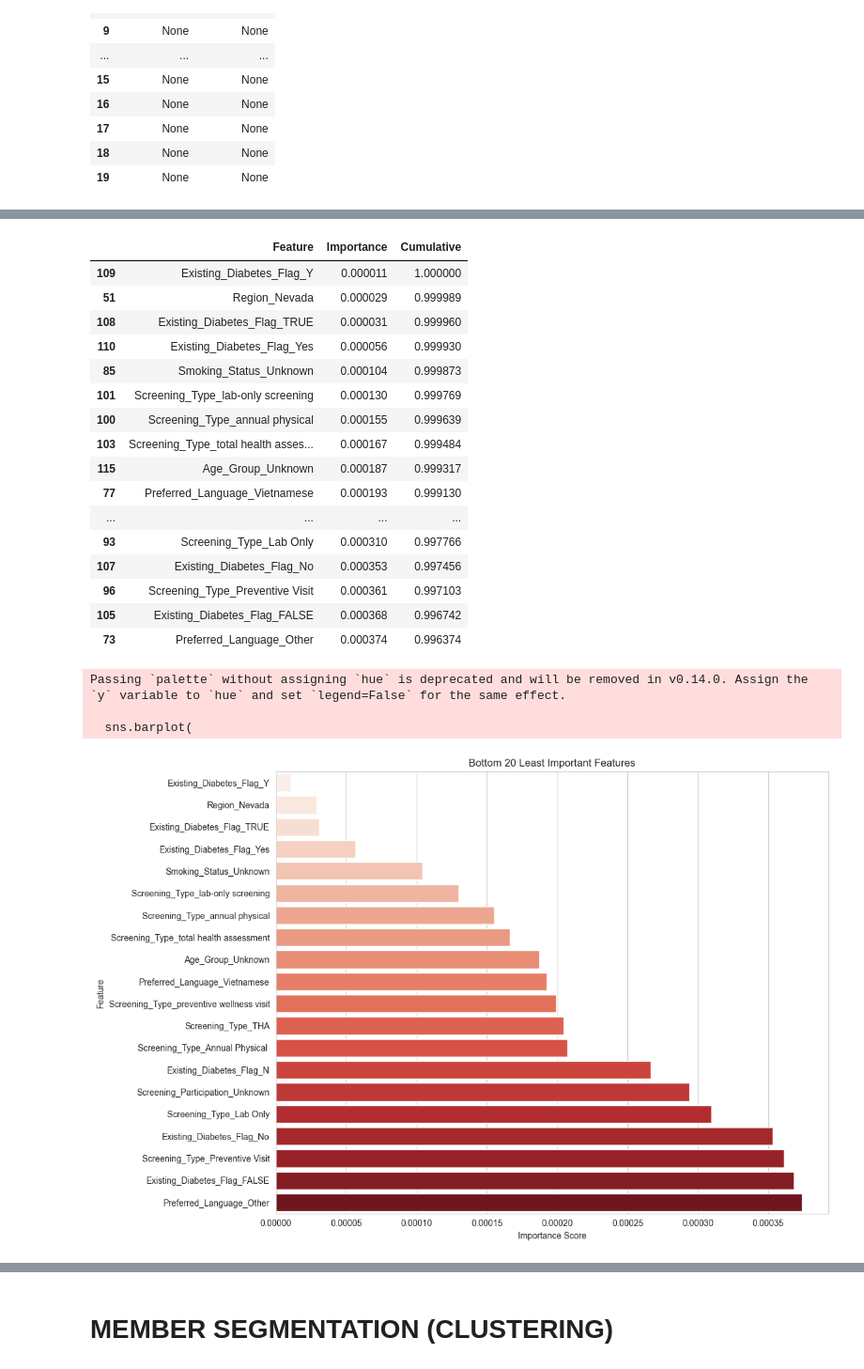
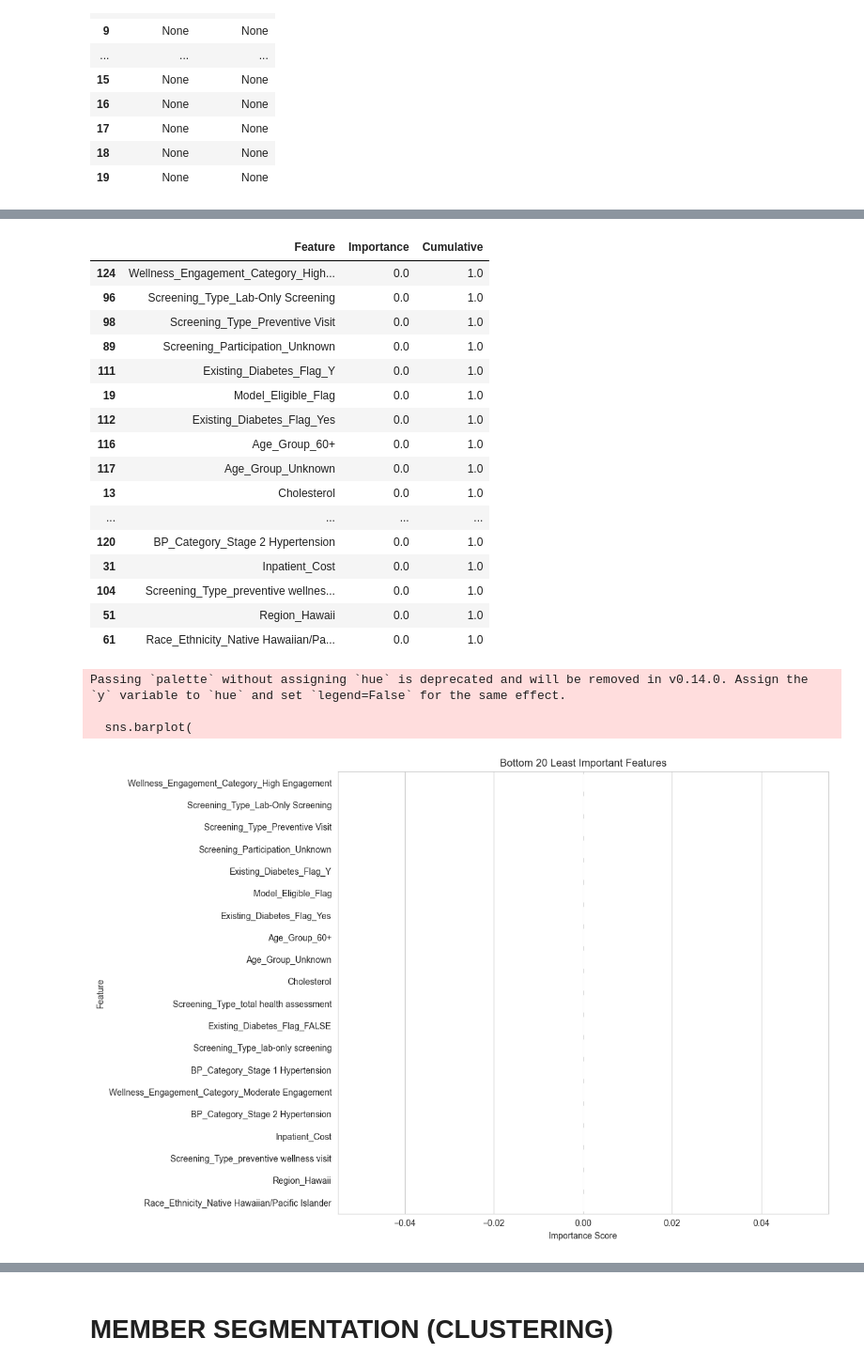
Before and after one commit to RiyaaaC09/CapstoneProject-DS-, a Jupyter notebook: Preventive_healthcare.ipynb, the cells around one changed output, grey strips where cells are left out. Shown at 94% size. Drawn from its saved outputs; the diff is of its cells as text; code cells hidden in the pictures.

```diff
--- a/Preventive_healthcare.ipynb
+++ b/Preventive_healthcare.ipynb
@@ -4846,18 +4846,18 @@ display(prediction_demo)
 # Feature Importance Extraction
 # =====================================================
 
-rf_importance = pd.DataFrame({
+dt_importance = pd.DataFrame({
 
     "Feature": X_train.columns,
 
     "Importance":
-        final_rf.feature_importances_
+        final_decision_tree.feature_importances_
 
 })
 
-rf_importance = (
+dt_importance = (
 
-    rf_importance
+    dt_importance
     .sort_values(
         "Importance",
         ascending=False
@@ -4865,6 +4865,6 @@ rf_importance = (
 
 )
 
-rf_importance.head(20)
+dt_importance.head(20)
 # %% [output]
 |  | Feature | Importance |
@@ -4974,8 +4979,8 @@ Passing `palette` without assigning `hue` is deprecated and will be removed in v
 # Cumulative Feature Importance
 # =====================================================
 
-rf_importance["Cumulative"] = (
-    rf_importance["Importance"]
+dt_importance["Cumulative"] = (
+    dt_importance["Importance"]
     .cumsum()
 )
 
@@ -4983,9 +4988,9 @@ plt.figure(figsize=(10,5))
 
 plt.plot(
 
-    range(1, len(rf_importance)+1),
+    range(1, len(dt_importance)+1),
 
-    rf_importance["Cumulative"],
+    dt_importance["Cumulative"],
 
     marker="o"
 
@@ -5062,7 +5067,7 @@ rf_importance.tail(20)
 
 least_important_features = (
 
-    rf_importance
+    dt_importance
     .sort_values(
         "Importance",
         ascending=True
@@ -5076,22 +5081,22 @@ display(
 )
 # %% [output]
 |  | Feature | Importance | Cumulative |
-| 109 | Existing_Diabetes_Flag_Y | 0.000011 | 1.000000 |
-| 51 | Region_Nevada | 0.000029 | 0.999989 |
-| 108 | Existing_Diabetes_Flag_TRUE | 0.000031 | 0.999960 |
-| 110 | Existing_Diabetes_Flag_Yes | 0.000056 | 0.999930 |
-| 85 | Smoking_Status_Unknown | 0.000104 | 0.999873 |
-| 101 | Screening_Type_lab-only screening | 0.000130 | 0.999769 |
-| 100 | Screening_Type_annual physical | 0.000155 | 0.999639 |
-| 103 | Screening_Type_total health asses... | 0.000167 | 0.999484 |
-| 115 | Age_Group_Unknown | 0.000187 | 0.999317 |
-| 77 | Preferred_Language_Vietnamese | 0.000193 | 0.999130 |
+| 124 | Wellness_Engagement_Category_High... | 0.0 | 1.0 |
+| 96 | Screening_Type_Lab-Only Screening | 0.0 | 1.0 |
+| 98 | Screening_Type_Preventive Visit | 0.0 | 1.0 |
+| 89 | Screening_Participation_Unknown | 0.0 | 1.0 |
+| 111 | Existing_Diabetes_Flag_Y | 0.0 | 1.0 |
+| 19 | Model_Eligible_Flag | 0.0 | 1.0 |
+| 112 | Existing_Diabetes_Flag_Yes | 0.0 | 1.0 |
+| 116 | Age_Group_60+ | 0.0 | 1.0 |
+| 117 | Age_Group_Unknown | 0.0 | 1.0 |
+| 13 | Cholesterol | 0.0 | 1.0 |
 | ... | ... | ... | ... |
-| 93 | Screening_Type_Lab Only | 0.000310 | 0.997766 |
-| 107 | Existing_Diabetes_Flag_No | 0.000353 | 0.997456 |
-| 96 | Screening_Type_Preventive Visit | 0.000361 | 0.997103 |
-| 105 | Existing_Diabetes_Flag_FALSE | 0.000368 | 0.996742 |
-| 73 | Preferred_Language_Other | 0.000374 | 0.996374 |
+| 120 | BP_Category_Stage 2 Hypertension | 0.0 | 1.0 |
+| 31 | Inpatient_Cost | 0.0 | 1.0 |
+| 104 | Screening_Type_preventive wellnes... | 0.0 | 1.0 |
+| 51 | Region_Hawaii | 0.0 | 1.0 |
+| 61 | Race_Ethnicity_Native Hawaiian/Pa... | 0.0 | 1.0 |
 # %%
 # =====================================================
 # Least Important Features Visualization
@@ -5099,7 +5104,7 @@ display(
 
 bottom_features = (
 
-    rf_importance
+    dt_importance
     .sort_values(
         "Importance",
         ascending=True
@@ -5114,34 +5119,34 @@ sns.barplot(
 
     data=bottom_features,
 
     x="Importance",
 
     y="Feature",
 
     palette="Reds"
 
 )
 
 plt.title(
     "Bottom 20 Least Important Features"
 )
 
 plt.xlabel(
     "Importance Score"
 )
 
 plt.ylabel(
     "Feature"
 )
 
 plt.tight_layout()
 
 plt.show()
 # %% [output]
 Passing `palette` without assigning `hue` is deprecated and will be removed in v0.14.0. Assign the `y` variable to `hue` and set `legend=False` for the same effect.
 
   sns.barplot(
-[figure, old version]
+[figure, new version]
 # %%
 # =====================================================
 # Features With Very Low Importance
```
Also changed, not shown: parts of 112 cells of this notebook, 19 other files.
